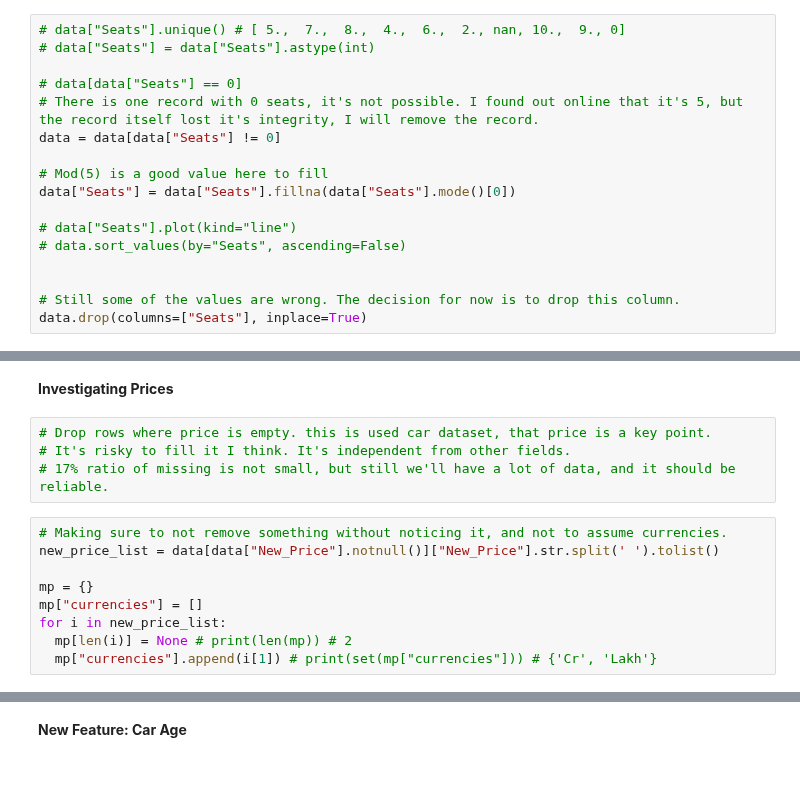
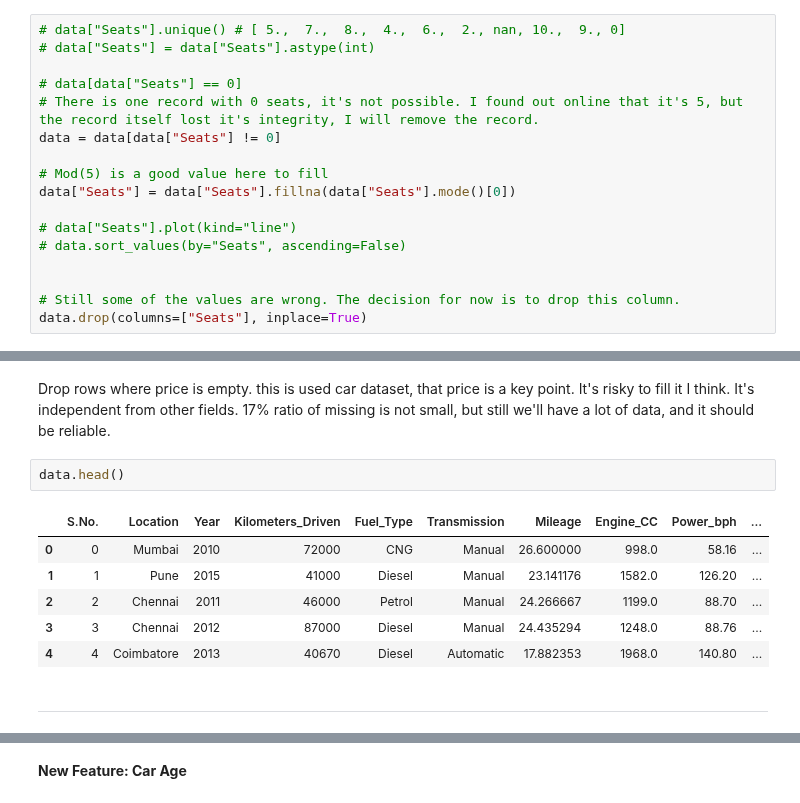
Before and after one commit to safakan/CCTB_repo_safak_atakan_celik, a Jupyter notebook: DEA113/Assignment4/Assignment4_EDA_Kaggle.ipynb, the cells around one changed output, grey strips where cells are left out. Drawn from its saved outputs; the diff is of its cells as text; blank space fills up the shorter version.

```diff
--- a/DEA113/Assignment4/Assignment4_EDA_Kaggle.ipynb
+++ b/DEA113/Assignment4/Assignment4_EDA_Kaggle.ipynb
@@ -495,15 +443,15 @@ memory usage: 653.3+ KB
+# %% [markdown]
+Drop rows where price is empty. this is used car dataset, that price is a key point.
+It's risky to fill it I think. It's independent from other fields.
+17% ratio of missing is not small, but still we'll have a lot of data, and it should be reliable.
+# %%
+data.head()
+# %% [output]
+|  | S.No. | Location | Year | Kilometers_Driven | Fuel_Type | Transmission | Mileage | Engine_CC | Power_bph | ... |
+| 0 | 0 | Mumbai | 2010 | 72000 | CNG | Manual | 26.600000 | 998.0 | 58.16 | ... |
+| 1 | 1 | Pune | 2015 | 41000 | Diesel | Manual | 23.141176 | 1582.0 | 126.20 | ... |
+| 2 | 2 | Chennai | 2011 | 46000 | Petrol | Manual | 24.266667 | 1199.0 | 88.70 | ... |
+| 3 | 3 | Chennai | 2012 | 87000 | Diesel | Manual | 24.435294 | 1248.0 | 88.76 | ... |
+| 4 | 4 | Coimbatore | 2013 | 40670 | Diesel | Automatic | 17.882353 | 1968.0 | 140.80 | ... |
 # %% [markdown]
-**Investigating Prices**
+---
-# %%
-# Drop rows where price is empty. this is used car dataset, that price is a key point.
-# It's risky to fill it I think. It's independent from other fields.
-# 17% ratio of missing is not small, but still we'll have a lot of data, and it should be reliable.
-# %%
-# Making sure to not remove something without noticing it, and not to assume currencies.
-new_price_list = data[data["New_Price"].notnull()]["New_Price"].str.split(' ').tolist()
-
-mp = {}
-mp["currencies"] = []
-for i in new_price_list:
-  mp[len(i)] = None # print(len(mp)) # 2
-  mp["currencies"].append(i[1]) # print(set(mp["currencies"])) # {'Cr', 'Lakh'}
```
Also changed, not shown: parts of 14 cells of this notebook.
